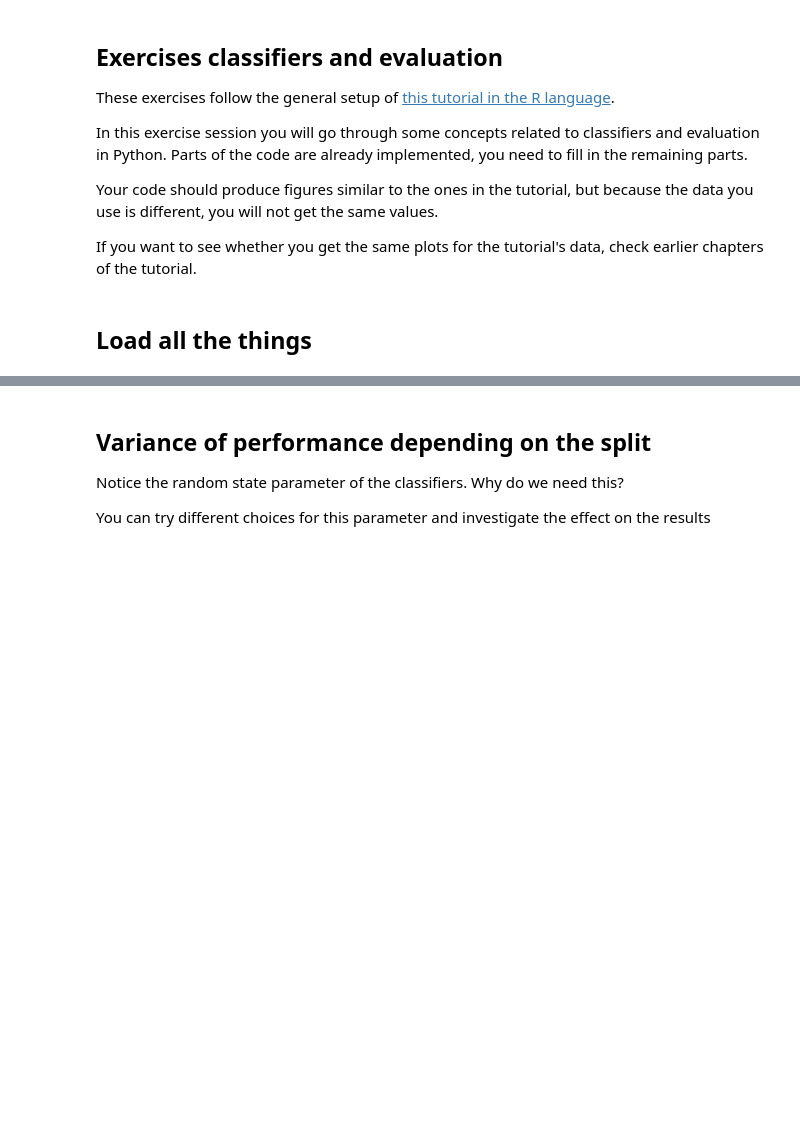
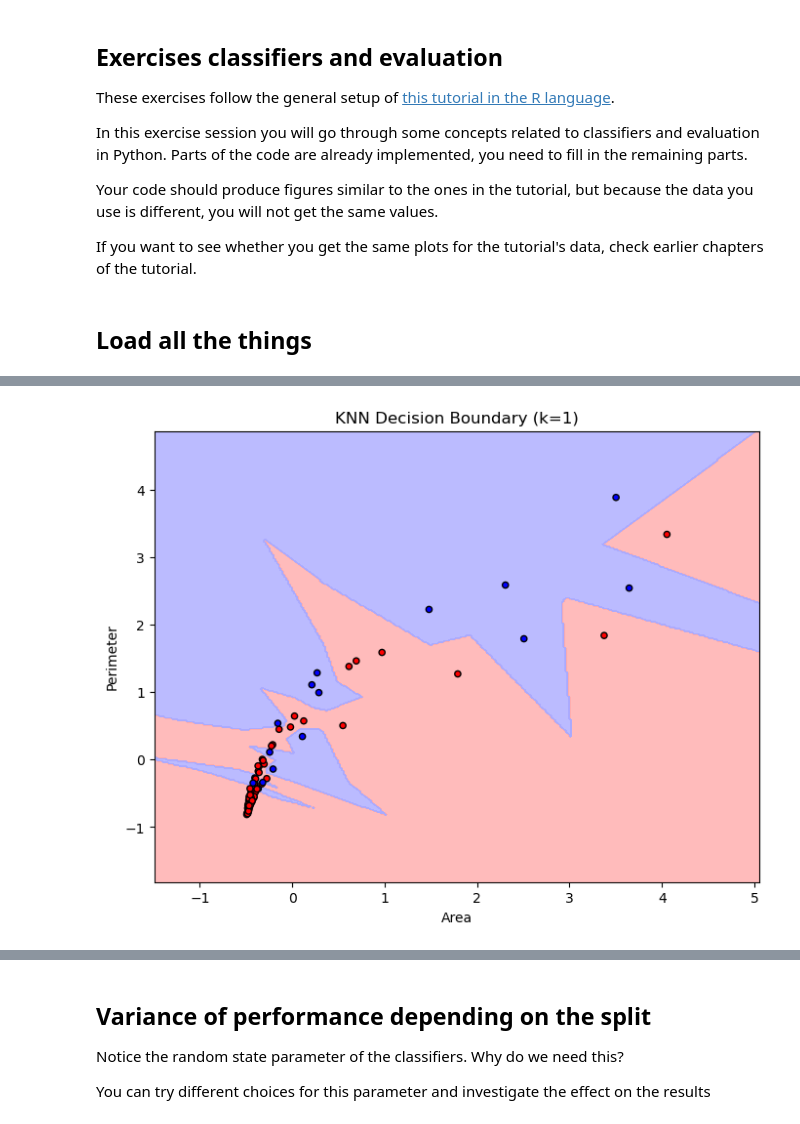
Before and after one commit to YCL92/2025-FYP-Exercises, a Jupyter notebook: 08_classifiers_and_evaluation/FYP_2025_classifiers_evaluation.ipynb, the cells around one changed output, grey strips where cells are left out. Cells and saved outputs as stored; diff of their text form; code cells hidden in the pictures; blank space fills up the shorter version.

```diff
--- a/08_classifiers_and_evaluation/FYP_2025_classifiers_evaluation.ipynb
+++ b/08_classifiers_and_evaluation/FYP_2025_classifiers_evaluation.ipynb
@@ -117,0 +179,46 @@ from sklearn.tree import DecisionTreeClassifier
+# %%
+# Visualize the decision boundary
+
+# TODO for students:
+
+chosen_k = 1
+
+import numpy as np
+import matplotlib.pyplot as plt
+from matplotlib.colors import ListedColormap
+
+# Function to plot decision boundary
+def plot_decision_boundary(X, y, model, title):
+    # Create a mesh grid of points
+    h = 0.02  # Step size in the mesh
+    x_min, x_max = X[:, 0].min() - 1, X[:, 0].max() + 1
+    y_min, y_max = X[:, 1].min() - 1, X[:, 1].max() + 1
+    xx, yy = np.meshgrid(np.arange(x_min, x_max, h), np.arange(y_min, y_max, h))
+
+    # Predict the class for each point in the mesh grid
+    Z = model.predict(np.c_[xx.ravel(), yy.ravel()])
+    Z = Z.reshape(xx.shape)
+
+    # Plot the decision boundary
+    plt.figure(figsize=(8, 6))
+    cmap_light = ListedColormap(['#FFAAAA', '#AAAAFF'])  # Light colors for the regions
+    cmap_bold = ListedColormap(['#FF0000', '#0000FF'])  # Bold colors for the points
+    plt.contourf(xx, yy, Z, cmap=cmap_light, alpha=0.8)
+
+    # Plot the training points
+    plt.scatter(X[:, 0], X[:, 1], c=y, cmap=cmap_bold, edgecolor='k', s=20)
+    plt.xlim(xx.min(), xx.max())
+    plt.ylim(yy.min(), yy.max())
+    plt.title(title)
+    plt.xlabel('Area')
+    plt.ylabel('Perimeter')
+    plt.show()
+
+# Use chosen knn
+chosen_knn = KNeighborsClassifier(n_neighbors=chosen_k)
+chosen_knn.fit(train_x, np.ravel(train_y))
+
+# Plot decision boundary for the best k
+plot_decision_boundary(train_x, np.ravel(train_y), chosen_knn, f'KNN Decision Boundary (k={chosen_k})')
+# %% [output]
+[figure, added]
```
Also changed, not shown: parts of 9 cells of this notebook.
